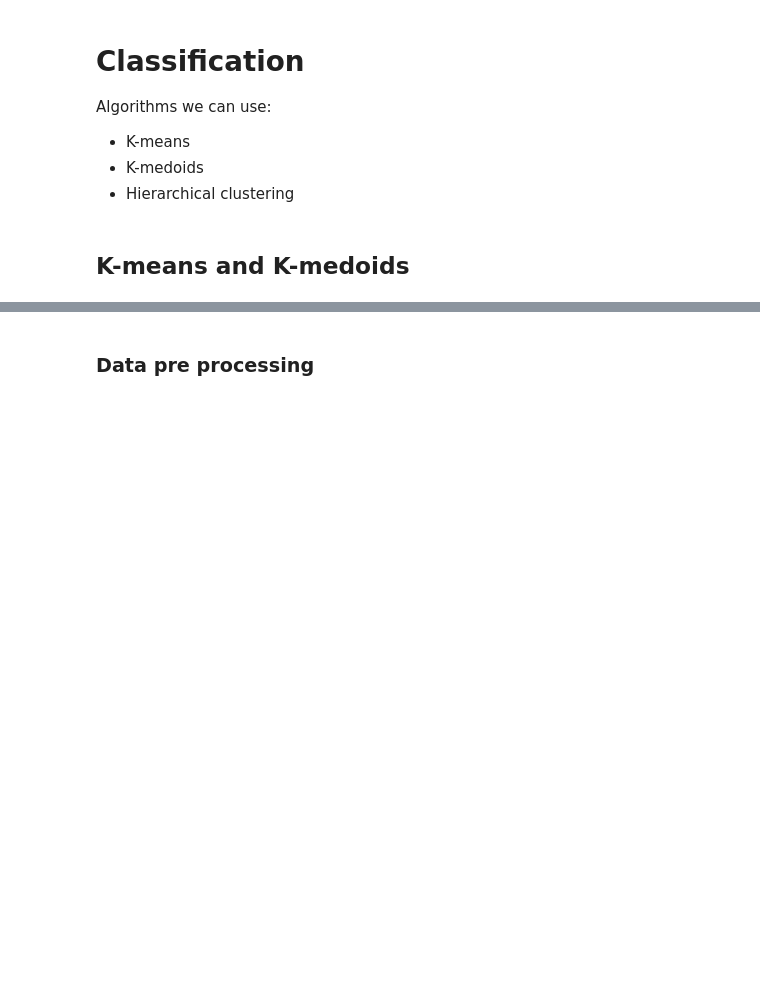
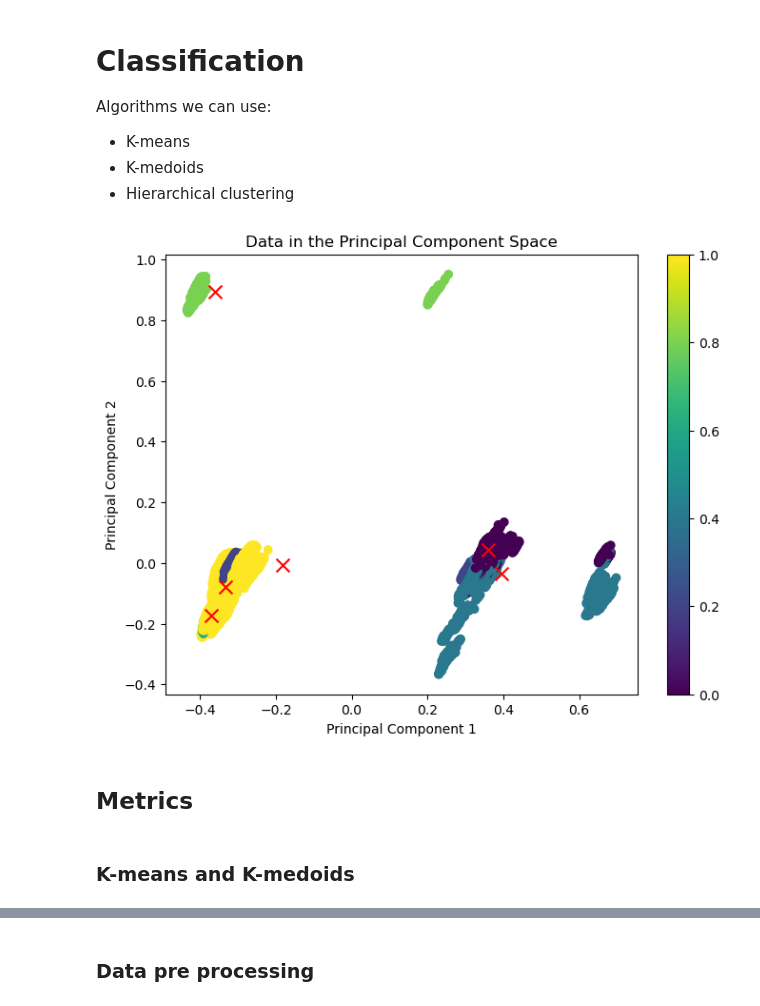
Before and after one commit to Frollamma/progetto-piccialli, a Jupyter notebook: main.ipynb, the cells around one changed output, grey strips where cells are left out. Drawn from its saved outputs; the diff is of its cells as text; code cells hidden in the pictures; blank space fills up the shorter version.

Commit message:
Applicazione K-means,calcolo silhouette score, teoria decision tree

```diff
--- a/main.ipynb
+++ b/main.ipynb
@@ -543,5 +541,39 @@ Algorithms we can use:
 - K-means
 - K-medoids
 - Hierarchical clustering
+# %%
+import mpl_toolkits.mplot3d
+import numpy as np
+from sklearn.cluster import KMeans
+# from sklearn_extra.cluster import KMedoids
+
+np.random.seed(5)
+
+# Set the number of clusters
+n_clusters = 6
+kmeans = KMeans(n_clusters=n_clusters)
+
+# Fit the K-means model to the data
+kmeans.fit(X_pca)
+
+# Get the cluster centers
+cluster_centers = kmeans.cluster_centers_
+
+# Get the cluster labels
+cluster_labels = kmeans.labels_
+
+# Plot the data in the principal component space
+plt.figure(figsize=(8, 6))
+plt.scatter(X_pca[:, 0], X_pca[:, 1], c=cluster_labels, cmap='viridis')
+plt.scatter(cluster_centers[:, 0], cluster_centers[:, 1], c='red', marker='x', s=100)
+plt.xlabel('Principal Component 1')
+plt.ylabel('Principal Component 2')
+plt.title('Data in the Principal Component Space')
+plt.colorbar()
+plt.show()
+# %% [output]
+[figure, added]
+# %% [markdown]
+## Metrics
 # %% [markdown]
-## K-means and K-medoids
+### K-means and K-medoids
```
Also changed, not shown: parts of 7 cells of this notebook, 2 other files.
